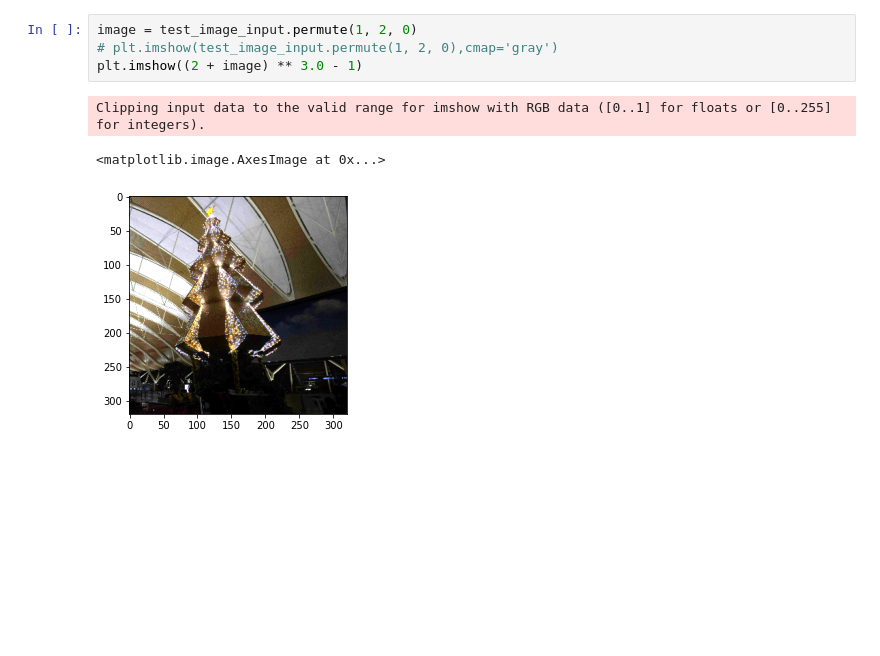
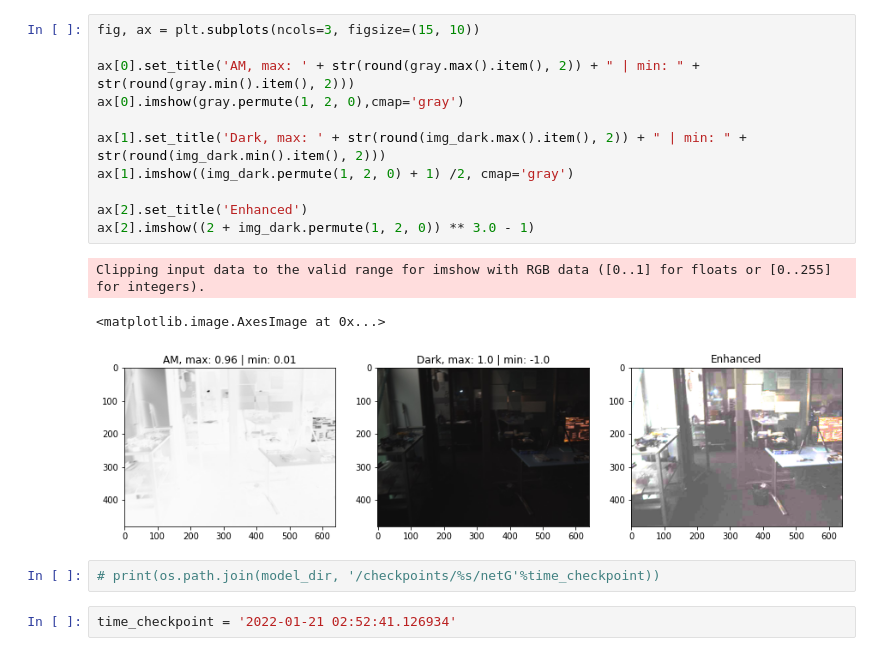
Before and after one commit to savalena/enlighten-gan, a Jupyter notebook: notebooks/train.ipynb, the cells around one changed output. Drawn from its saved outputs; the diff is of its cells as text; blank space fills up the shorter version.

```diff
--- a/notebooks/train.ipynb
+++ b/notebooks/train.ipynb
@@ -105,8 +136,19 @@ max:  1.0 | min:  0.2956666350364685
-# %%
-image = test_image_input.permute(1, 2, 0)
-# plt.imshow(test_image_input.permute(1, 2, 0),cmap='gray')
-plt.imshow((2 + image) ** 3.0 - 1)
-# %% [output]
-Clipping input data to the valid range for imshow with RGB data ([0..1] for floats or [0..255] for integers).
-<matplotlib.image.AxesImage at 0x...>
-[figure, removed]
+# %%
+fig, ax = plt.subplots(ncols=3, figsize=(15, 10))
+
+ax[0].set_title('AM, max: ' + str(round(gray.max().item(), 2)) + " | min: " + str(round(gray.min().item(), 2)))
+ax[0].imshow(gray.permute(1, 2, 0),cmap='gray')
+
+ax[1].set_title('Dark, max: ' + str(round(img_dark.max().item(), 2)) + " | min: " + str(round(img_dark.min().item(), 2)))
+ax[1].imshow((img_dark.permute(1, 2, 0) + 1) /2, cmap='gray')
+
+ax[2].set_title('Enhanced')
+ax[2].imshow((2 + img_dark.permute(1, 2, 0)) ** 3.0 - 1)
+# %% [output]
+Clipping input data to the valid range for imshow with RGB data ([0..1] for floats or [0..255] for integers).
+<matplotlib.image.AxesImage at 0x...>
+[figure, added]
+# %%
+# print(os.path.join(model_dir, '/checkpoints/%s/netG'%time_checkpoint))
+# %%
+time_checkpoint = '2022-01-21 02:52:41.126934'
```
Also changed, not shown: parts of 13 cells of this notebook, 23 other files.
